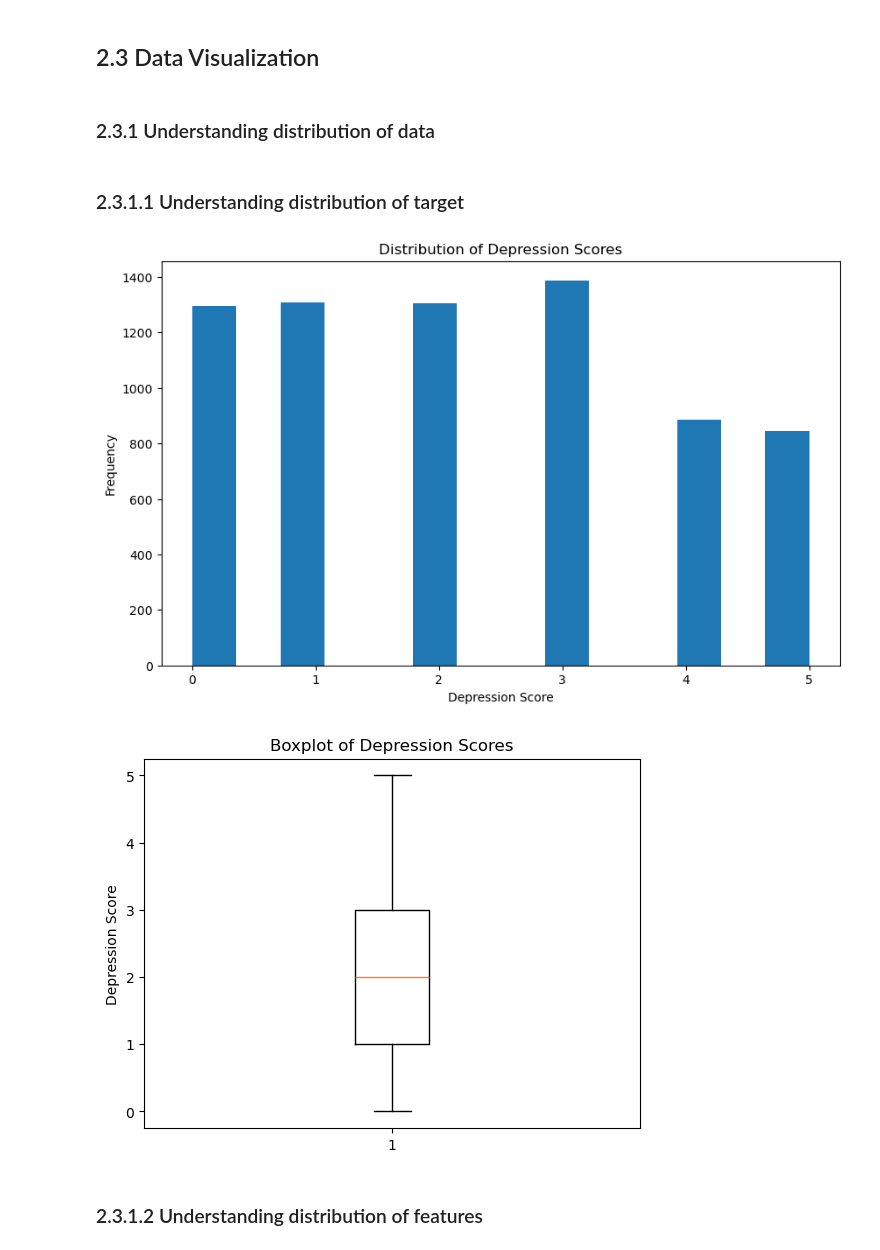
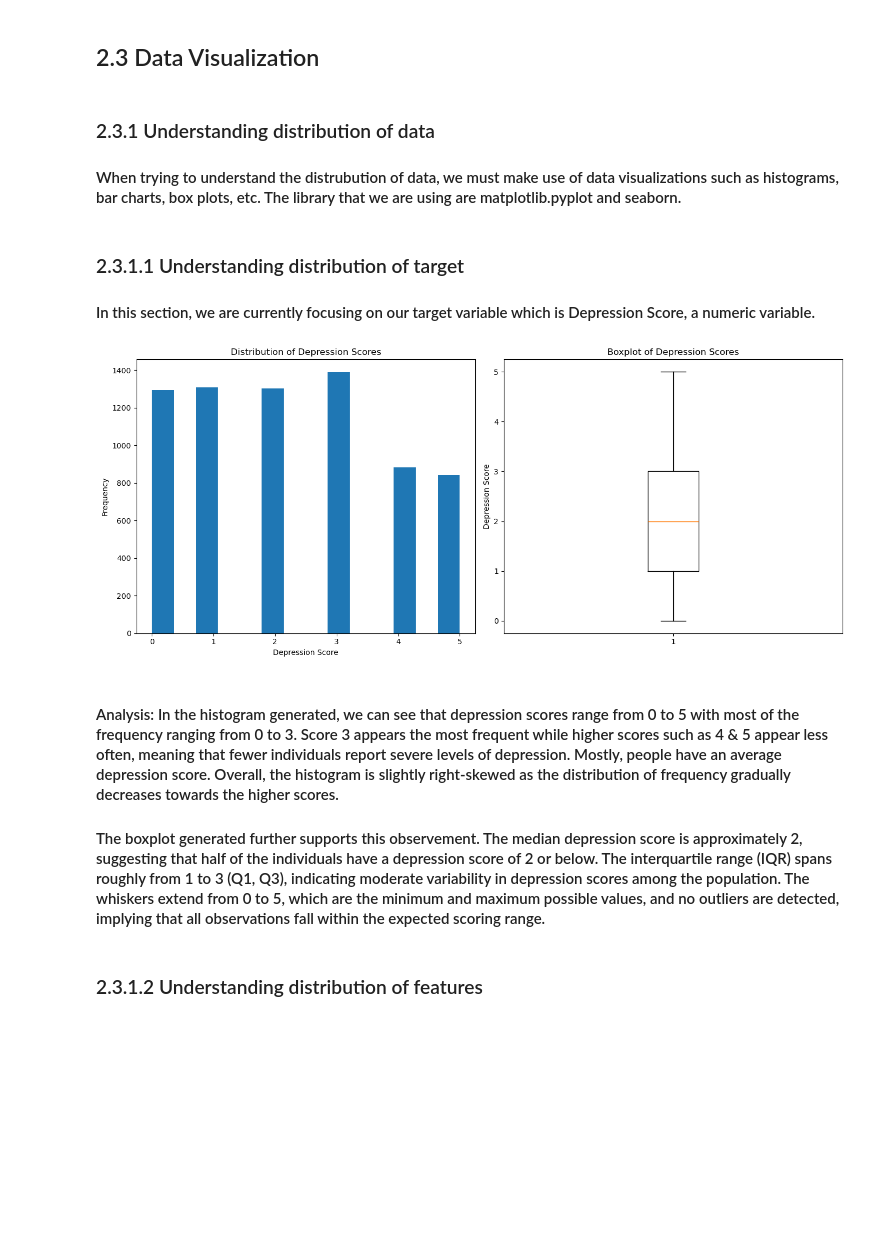
Before and after one commit to cheesyslayer1234/ML_assignment, a Jupyter notebook: NG FENG KANG MALCOLM MLDP Program Codes.ipynb, the cells around one changed output. Cells and saved outputs as stored; diff of their text form; code cells hidden in the pictures; blank space fills up the shorter version.

Commit message:
Added Further Insights to Understanding Distribution Of Target
I Added Further Insights to Understanding Distribution Of Target and set the histogram along with boxplot

```diff
--- a/NG FENG KANG MALCOLM MLDP Program Codes.ipynb
+++ b/NG FENG KANG MALCOLM MLDP Program Codes.ipynb
@@ -151,25 +151,37 @@ dtype: int64
 ## 2.3 Data Visualization
 # %% [markdown]
 ### 2.3.1 Understanding distribution of data
+#### When trying to understand the distrubution of data, we must make use of data visualizations such as histograms, bar charts, box plots, etc. The library that we are using are matplotlib.pyplot and seaborn.
 # %% [markdown]
 ### 2.3.1.1 Understanding distribution of target
+#### In this section, we are currently focusing on our target variable which is Depression Score, a numeric variable.
 # %%
-## Understanding distribution of target
-col_y = 'Depression_Score' # This is the target variable, depression score.
-plt.figure(figsize=(10,6))
-plt.hist(df[col_y], bins=14)
-plt.title('Distribution of Depression Scores')
-plt.xlabel('Depression Score')
-plt.ylabel('Frequency')
-plt.show()
+col_y = 'Depression_Score'
+fig, axes = plt.subplots(1, 2, figsize=(14, 6))  # Created one row, two columns for the plots for better comparison. This includes the figure size adjustment.
 
-plt.boxplot(df[col_y])
-plt.title('Boxplot of Depression Scores')
-plt.ylabel('Depression Score')
-plt.show()
+# Histogram
+axes[0].hist(df[col_y], bins=14) # Plotting a histogram to visualize the distribution of depression scores. I set the number of bins to 14 for better granularity.
+
+# Adding titles and labels for clarity of the histogram.
+axes[0].set_title('Distribution of Depression Scores')
+axes[0].set_xlabel('Depression Score')
+axes[0].set_ylabel('Frequency')
+
+# Boxplot
+axes[1].boxplot(df[col_y], vert=True) # Plotting a boxplot to visualize the spread and identify any outliers in the depression scores.
+
+# Adding titles and labels for clarity of the box plot.
+axes[1].set_title('Boxplot of Depression Scores')
+axes[1].set_ylabel('Depression Score')
+
+plt.tight_layout() # Adjust layout to prevent overlap
+plt.show() # Display the plots configured.
 # %% [output]
-[figure, old version]
+[figure, new version]
-[figure, removed]
+# %% [markdown]
+#### Analysis: In the histogram generated, we can see that depression scores range from 0 to 5 with most of the frequency ranging from 0 to 3. Score 3 appears the most frequent while higher scores such as 4 & 5 appear less often, meaning that fewer individuals report severe levels of depression. Mostly, people have an average depression score. Overall, the histogram is slightly right-skewed as the distribution of frequency gradually decreases towards the higher scores.
+
+#### The boxplot generated further supports this observement. The median depression score is approximately 2, suggesting that half of the individuals have a depression score of 2 or below. The interquartile range (IQR) spans roughly from 1 to 3 (Q1, Q3), indicating moderate variability in depression scores among the population. The whiskers extend from 0 to 5, which are the minimum and maximum possible values, and no outliers are detected, implying that all observations fall within the expected scoring range.
 # %% [markdown]
 ### 2.3.1.2 Understanding distribution of features
 # %%
```
Also changed, not shown: parts of 4 cells of this notebook.
